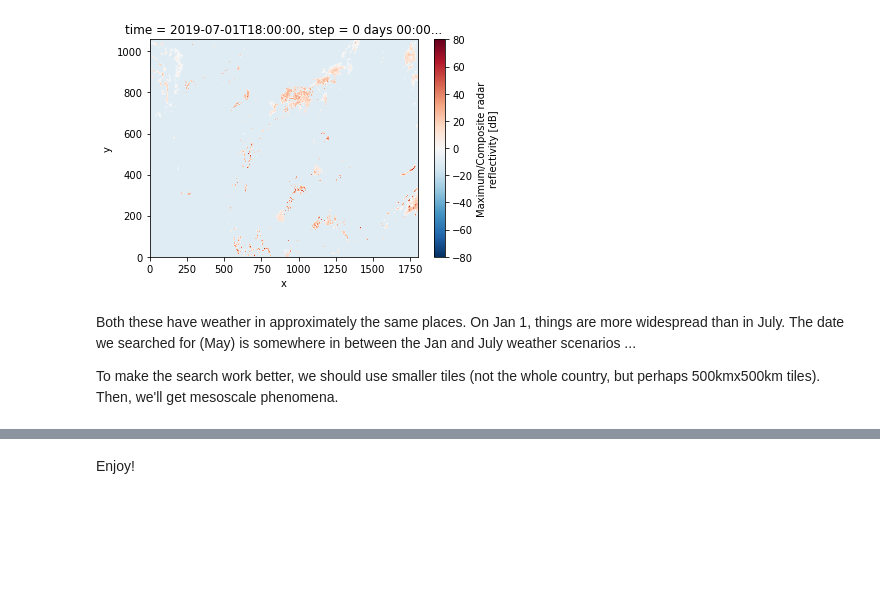
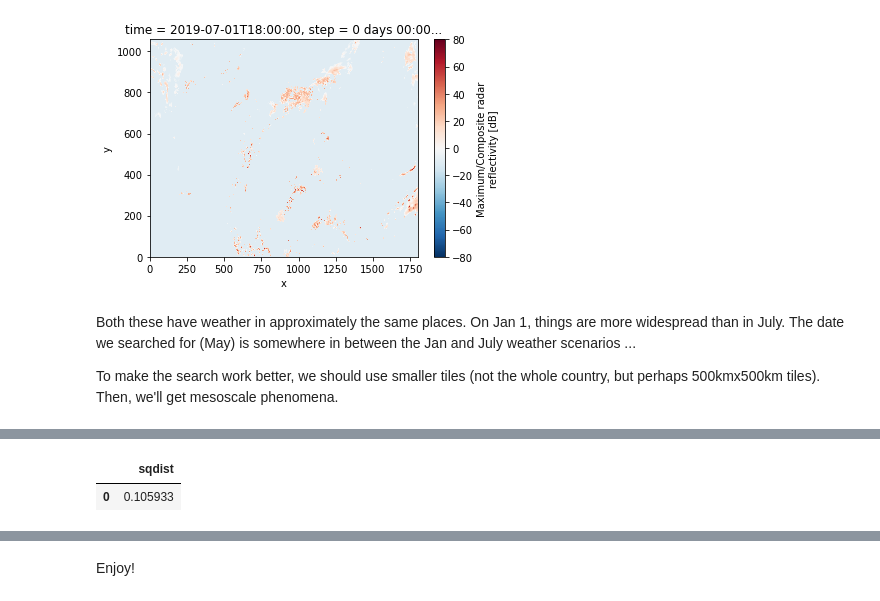
Before and after one commit to GoogleCloudPlatform/ml-design-patterns, a Jupyter notebook: 02_data_representation/weather_search/wx_embeddings.ipynb, the cells around one changed output, grey strips where cells are left out. Cells and saved outputs as stored; diff of their text form; code cells hidden in the pictures; blank space fills up the shorter version.

```diff
--- a/02_data_representation/weather_search/wx_embeddings.ipynb
+++ b/02_data_representation/weather_search/wx_embeddings.ipynb
@@ -670,0 +678,32 @@ To make the search work better, we should use smaller tiles (not the whole count
+# %%
+%%bigquery
+WITH refl1 AS (
+SELECT ref1_value, idx
+FROM `ai-analytics-solutions.advdata.wxembed`,
+     UNNEST(ref) AS ref1_value WITH OFFSET AS idx
+WHERE time = '2019-09-20 05:00:00 UTC'
+),
+
+refl2 AS (
+SELECT ref2_value, idx
+FROM `ai-analytics-solutions.advdata.wxembed`,
+     UNNEST(ref) AS ref2_value WITH OFFSET AS idx
+WHERE time = '2019-09-20 06:00:00 UTC'
+),
+
+refl3 AS (
+SELECT ref3_value, idx
+FROM `ai-analytics-solutions.advdata.wxembed`,
+     UNNEST(ref) AS ref3_value WITH OFFSET AS idx
+WHERE time = '2019-09-20 07:00:00 UTC'
+)
+
+-- SELECT idx, ref1_value, ref2_value, ref3_value, ABS( ref2_value - (ref1_value + ref3_value)/2 ) AS diff
+SELECT SUM( (ref2_value - (ref1_value + ref3_value)/2) * (ref2_value - (ref1_value + ref3_value)/2) ) AS sqdist
+FROM refl1
+JOIN refl2 USING (idx)
+JOIN refl3 USING (idx)
+-- ORDER BY idx ASC
+# %% [output]
+|  | sqdist |
+| 0 | 0.105933 |
```
Also changed, not shown: parts of 9 cells of this notebook.
